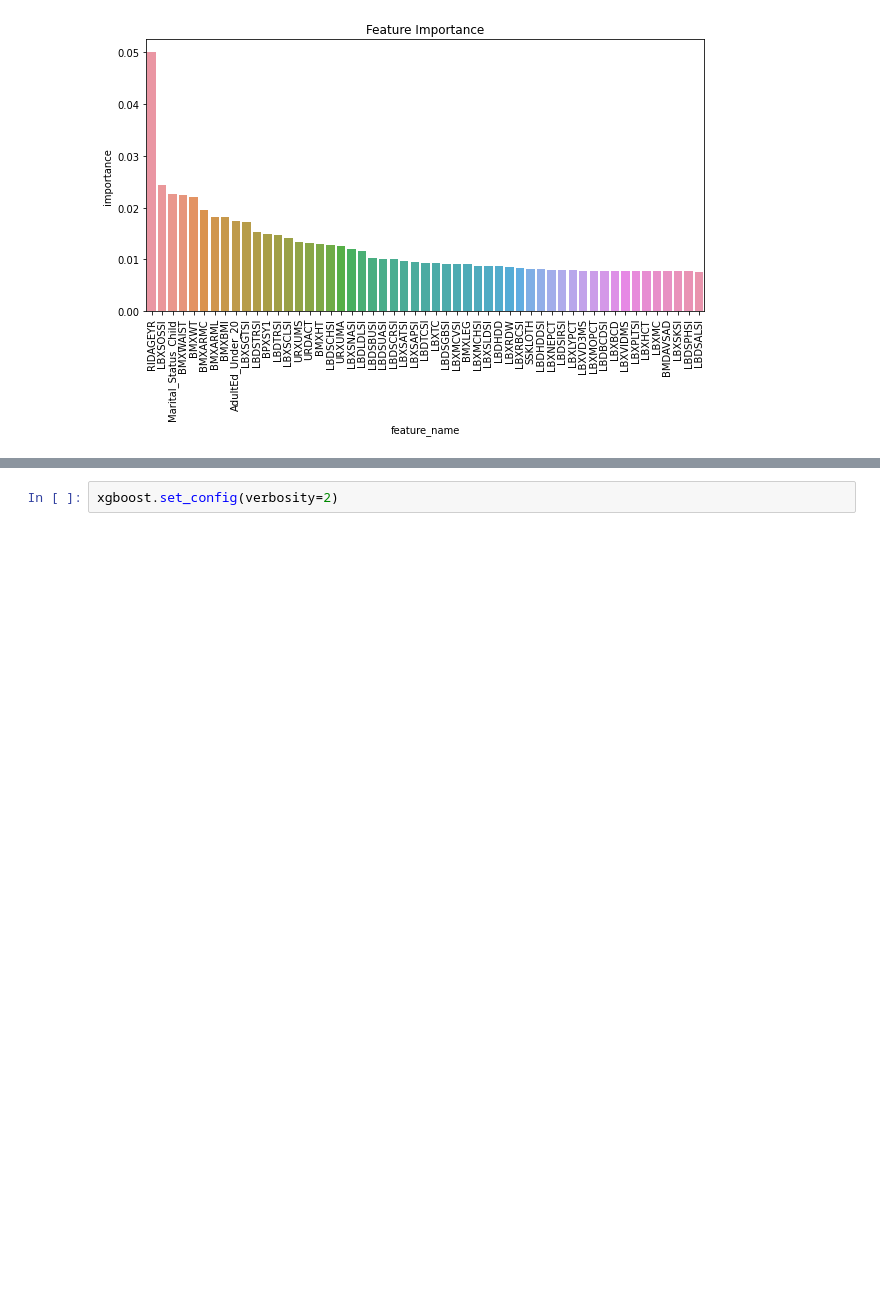
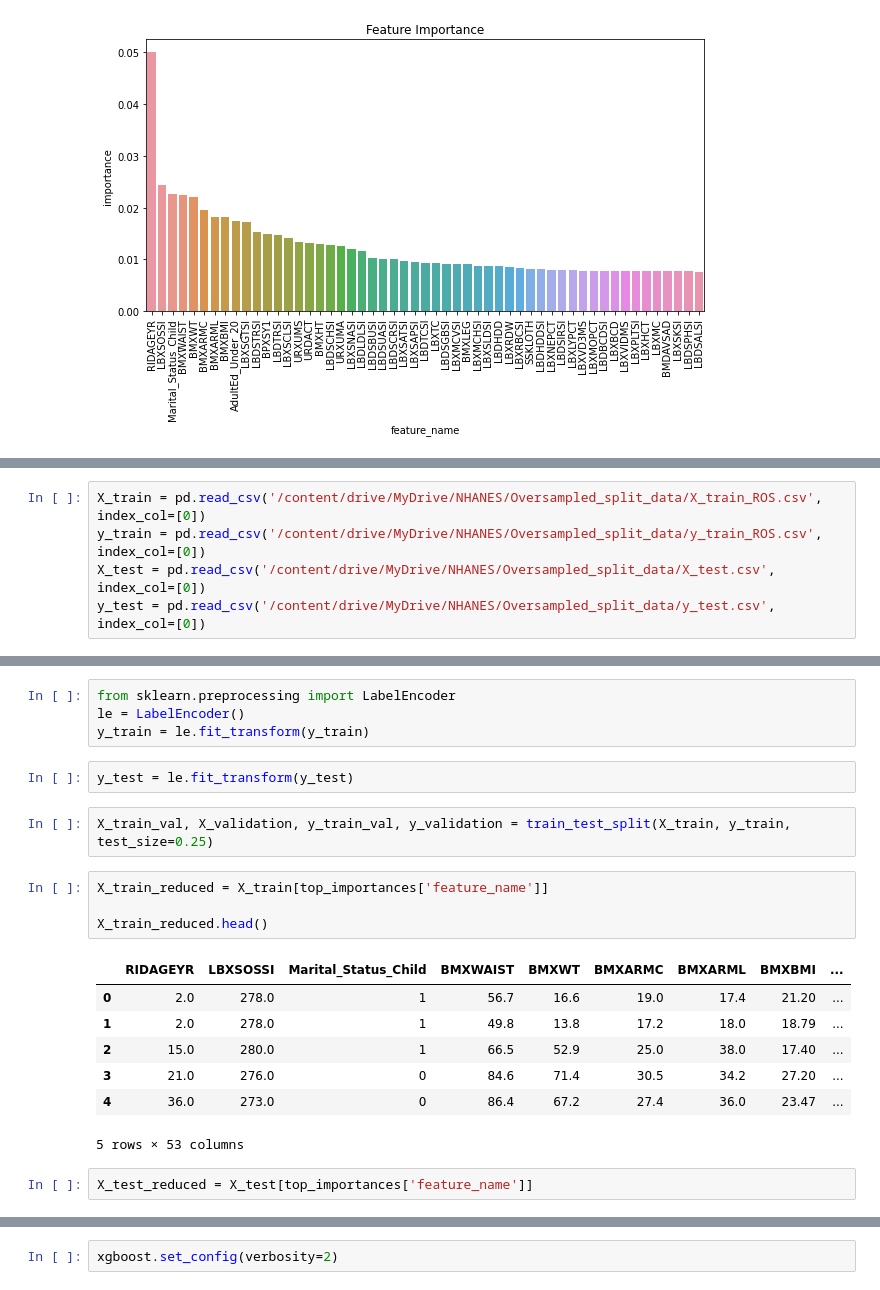
Before and after one commit to KarolMc/msc_dissertation, a Jupyter notebook: XGBoostGPU.ipynb, the cells around one changed output, grey strips where cells are left out. Saved outputs shown, nothing was run; the diff lists cells and outputs as text; blank space fills up the shorter version.

```diff
--- a/XGBoostGPU.ipynb
+++ b/XGBoostGPU.ipynb
@@ -592,0 +600,5 @@ plt.show()
+# %%
+X_train = pd.read_csv('/content/drive/MyDrive/NHANES/Oversampled_split_data/X_train_ROS.csv', index_col=[0])
+y_train = pd.read_csv('/content/drive/MyDrive/NHANES/Oversampled_split_data/y_train_ROS.csv', index_col=[0])
+X_test = pd.read_csv('/content/drive/MyDrive/NHANES/Oversampled_split_data/X_test.csv', index_col=[0])
+y_test = pd.read_csv('/content/drive/MyDrive/NHANES/Oversampled_split_data/y_test.csv', index_col=[0])
@@ -592,0 +623,22 @@ plt.show()
+# %%
+from sklearn.preprocessing import LabelEncoder
+le = LabelEncoder()
+y_train = le.fit_transform(y_train)
+# %%
+y_test = le.fit_transform(y_test)
+# %%
+X_train_val, X_validation, y_train_val, y_validation = train_test_split(X_train, y_train, test_size=0.25)
+# %%
+X_train_reduced = X_train[top_importances['feature_name']]
+
+X_train_reduced.head()
+# %% [output]
+|  | RIDAGEYR | LBXSOSSI | Marital_Status_Child | BMXWAIST | BMXWT | BMXARMC | BMXARML | BMXBMI | ... |
+| 0 | 2.0 | 278.0 | 1 | 56.7 | 16.6 | 19.0 | 17.4 | 21.20 | ... |
+| 1 | 2.0 | 278.0 | 1 | 49.8 | 13.8 | 17.2 | 18.0 | 18.79 | ... |
+| 2 | 15.0 | 280.0 | 1 | 66.5 | 52.9 | 25.0 | 38.0 | 17.40 | ... |
+| 3 | 21.0 | 276.0 | 0 | 84.6 | 71.4 | 30.5 | 34.2 | 27.20 | ... |
+| 4 | 36.0 | 273.0 | 0 | 86.4 | 67.2 | 27.4 | 36.0 | 23.47 | ... |
+5 rows × 53 columns
+# %%
+X_test_reduced = X_test[top_importances['feature_name']]
```
Also changed, not shown: parts of 20 cells of this notebook.
